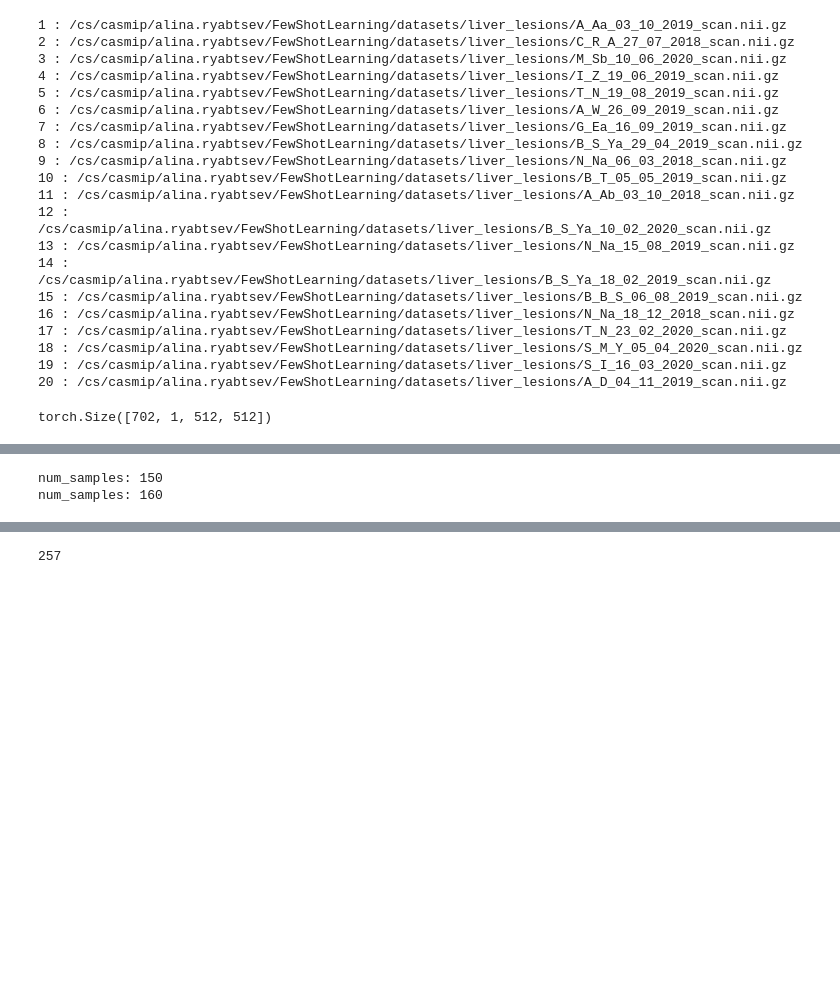
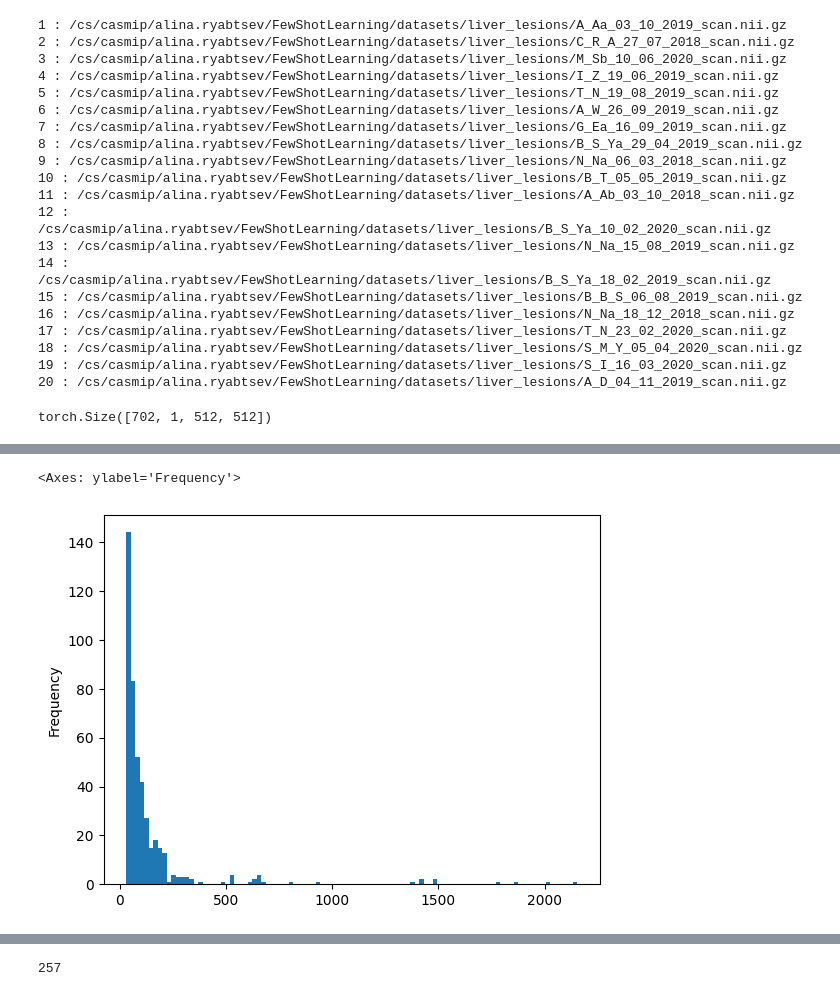
Before and after one commit to alinaryabtsev/FewShotLearning, a Jupyter notebook: test_universeg/support_patches_analysis.ipynb, the cells around one changed output, grey strips where cells are left out. Cells and saved outputs as stored; diff of their text form; code cells hidden in the pictures; blank space fills up the shorter version.

```diff
--- a/test_universeg/support_patches_analysis.ipynb
+++ b/test_universeg/support_patches_analysis.ipynb
@@ -164,14 +164,13 @@ Text(0.5, 1.0, 'Estimated PDF from Data Samples')
-# %%
-indices = np.array([], dtype=int)
-num_samples = 150
-while len(indices) < 150 and num_samples < len(data_samples):
-    print(f"num_samples: {num_samples}")
-    drawn_samples = kde.resample(num_samples)
-    drawn_samples = np.squeeze(drawn_samples.reshape(-1, 1))
-    indices_from_samples = np.abs(data_samples[:, None] - drawn_samples).argmin(axis=0)
-    indices_from_samples = np.array(lesios_indices)[np.unique(indices_from_samples).astype(int)]
-    indices = np.concatenate((indices, indices_from_samples))
-    num_samples += 10
-# %% [output]
-num_samples: 150
-num_samples: 160
+# %%
+num_samples = 450
+# sample from the estimated density distribution
+np.random.seed(42)
+probabilities = pdf_values / np.sum(pdf_values)
+drawn_indices = np.random.choice(len(x_vals), size=num_samples, replace=False, p=probabilities)
+indices = np.array(lesion_indices)[drawn_indices]
+# %%
+df_drawn = pd.Series(np.array(lesion_areas)[indices], name="lesion_area")
+df_drawn.plot.hist(bins=100)
+# %% [output]
+<Axes: ylabel='Frequency'>
+[figure, added]
```
Also changed, not shown: parts of 18 cells of this notebook.
